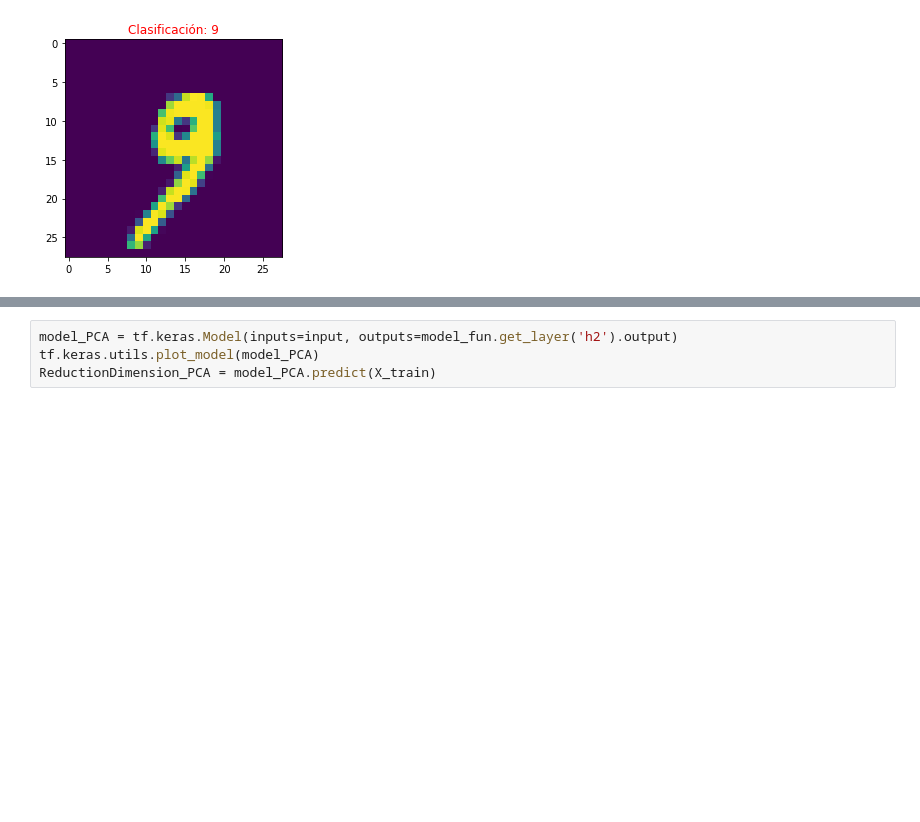
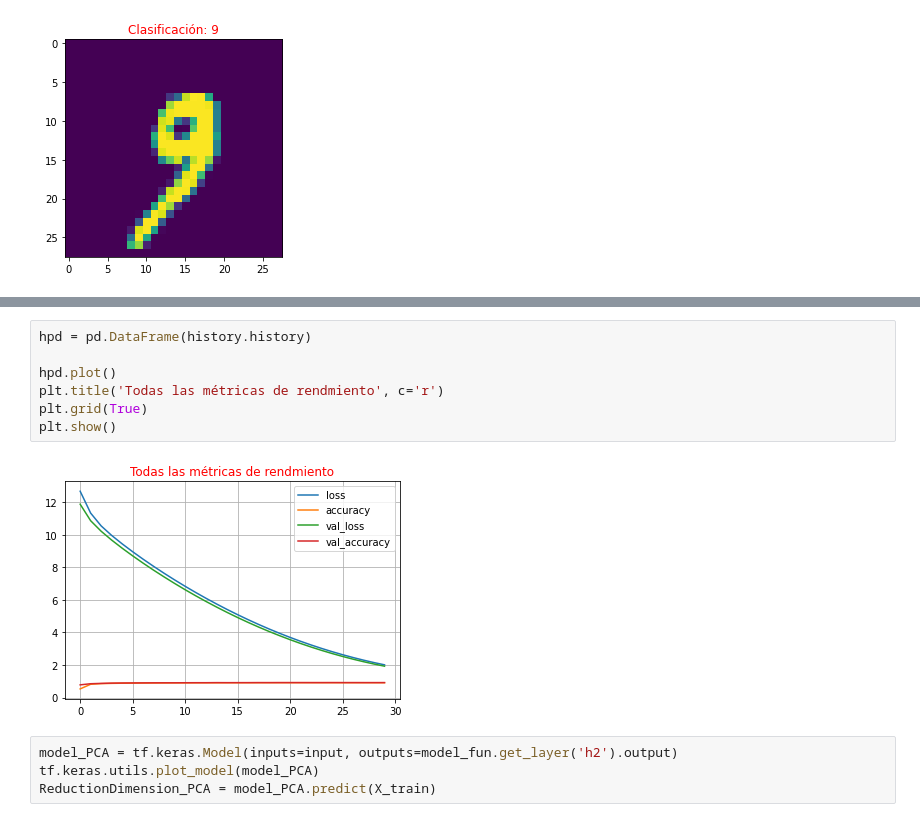
Before and after one commit to ealeongomez/Deep-Learning, a Jupyter notebook: MNIST_Classification.ipynb, the cells around one changed output, grey strips where cells are left out. Drawn from its saved outputs; the diff is of its cells as text; blank space fills up the shorter version.

```diff
--- a/MNIST_Classification.ipynb
+++ b/MNIST_Classification.ipynb
@@ -303,3 +285,12 @@ Epoch 30/30
+# %%
+hpd = pd.DataFrame(history.history)
+
+hpd.plot()
+plt.title('Todas las métricas de rendmiento', c='r')
+plt.grid(True)
+plt.show()
+# %% [output]
+[figure, added]
 # %%
 model_PCA = tf.keras.Model(inputs=input, outputs=model_fun.get_layer('h2').output)
 tf.keras.utils.plot_model(model_PCA)
```
Also changed, not shown: parts of 13 cells of this notebook.
